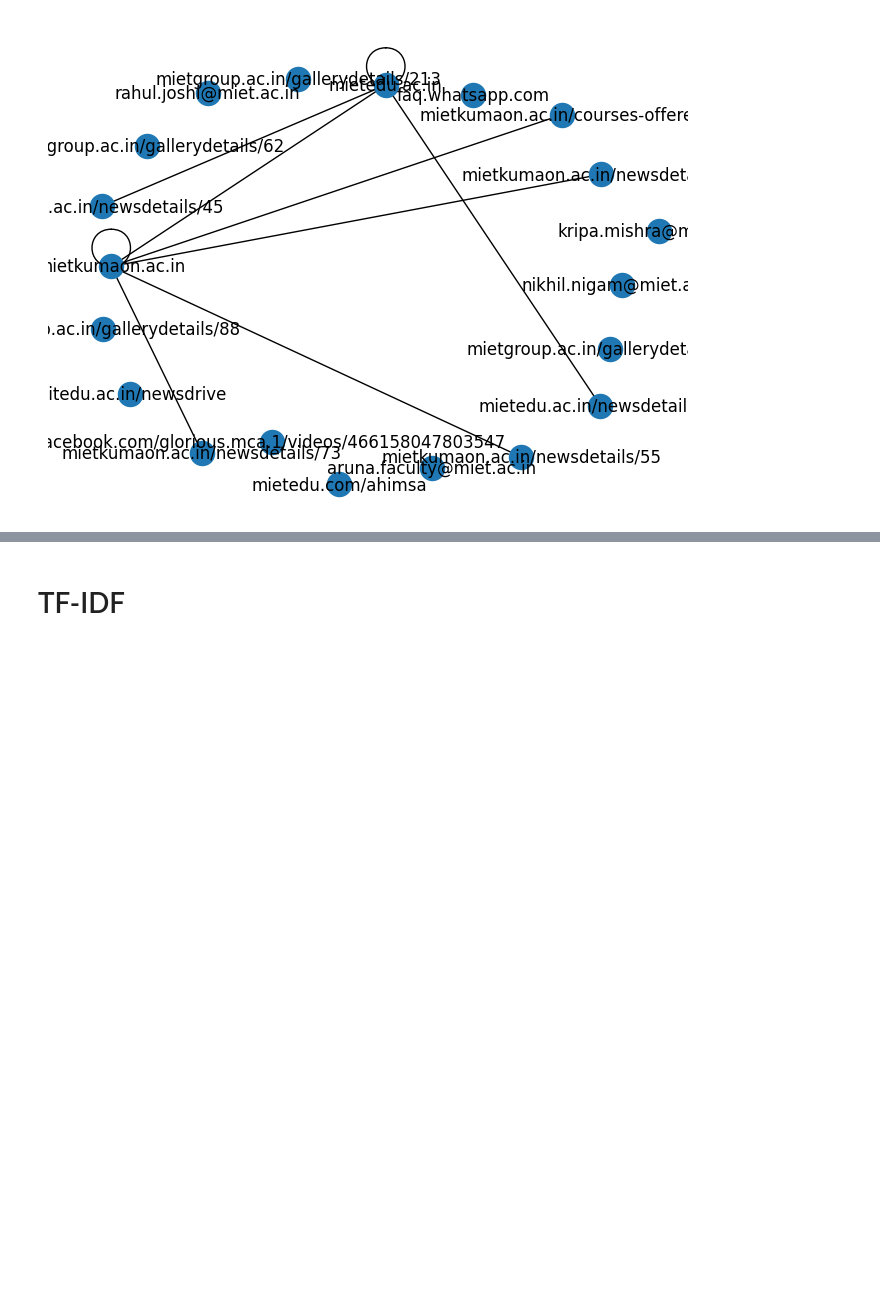
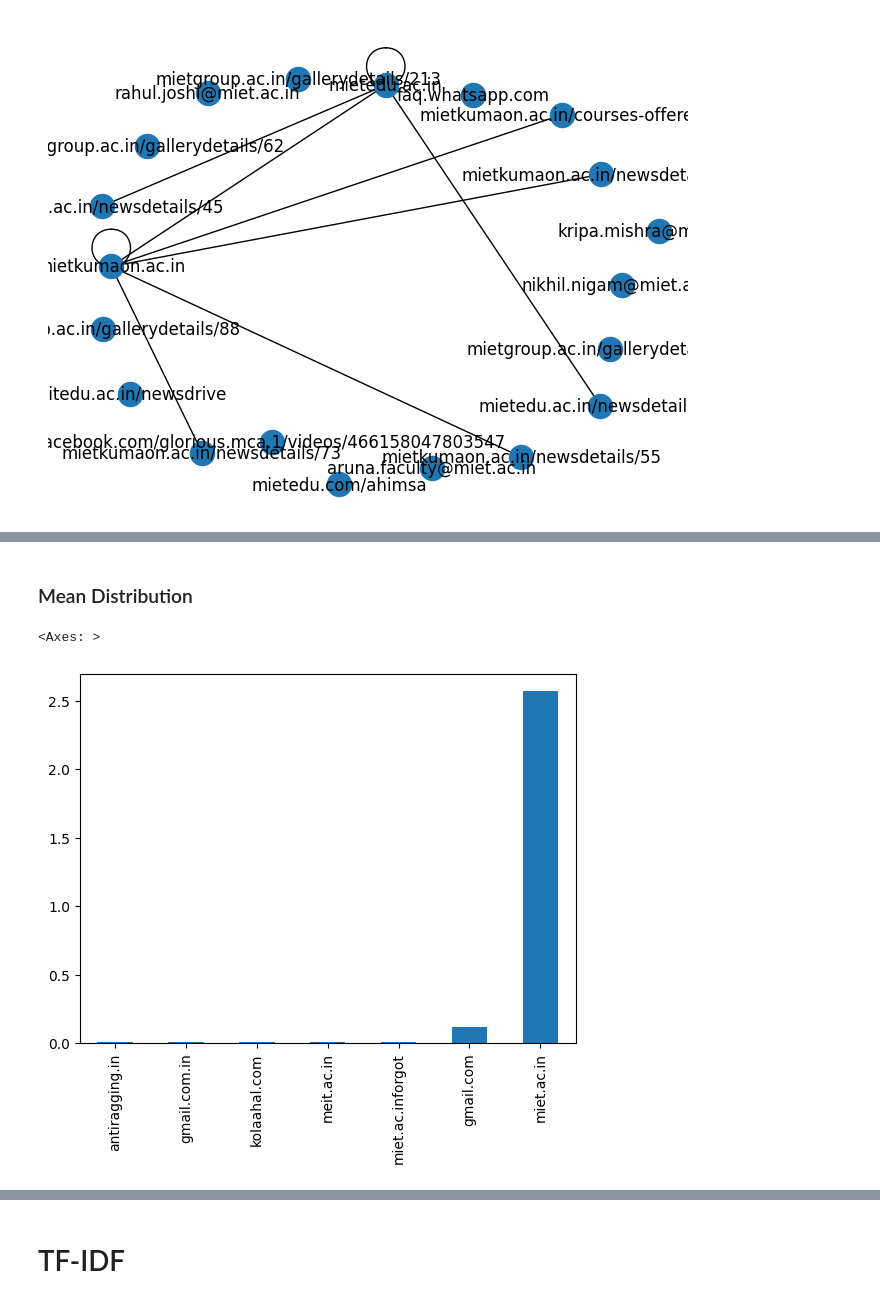
Before and after one commit to BIGdeadLock/Graph-Crawler, a Jupyter notebook: notebooks/EDA.ipynb, the cells around one changed output, grey strips where cells are left out. Saved outputs shown, nothing was run; the diff lists cells and outputs as text; code cells hidden in the pictures; blank space fills up the shorter version.

```diff
--- a/notebooks/EDA.ipynb
+++ b/notebooks/EDA.ipynb
@@ -38,0 +52,8 @@ since Python 3.9 and will be removed in a subsequent version.
+# %%
+vectorizer = CountVectorizer(token_pattern="[a-zA-Z0-9-]+\.[a-zA-Z0-9-.]+")
+
+
+count_matrix = vectorizer.fit_transform(type_corpus)
+count_df = pd.DataFrame(count_matrix.toarray(), columns=vectorizer.get_feature_names_out())
+
+count_df.head()
@@ -38,0 +67,8 @@ since Python 3.9 and will be removed in a subsequent version.
+# %% [markdown]
+### Mean Distribution
+# %%
+# We will take mean distribution
+count_df.mean().sort_values().head(10).plot(kind='bar')
+# %% [output]
+<Axes: >
+[figure, added]
```
Also changed, not shown: parts of 32 cells of this notebook, 10 other files.
